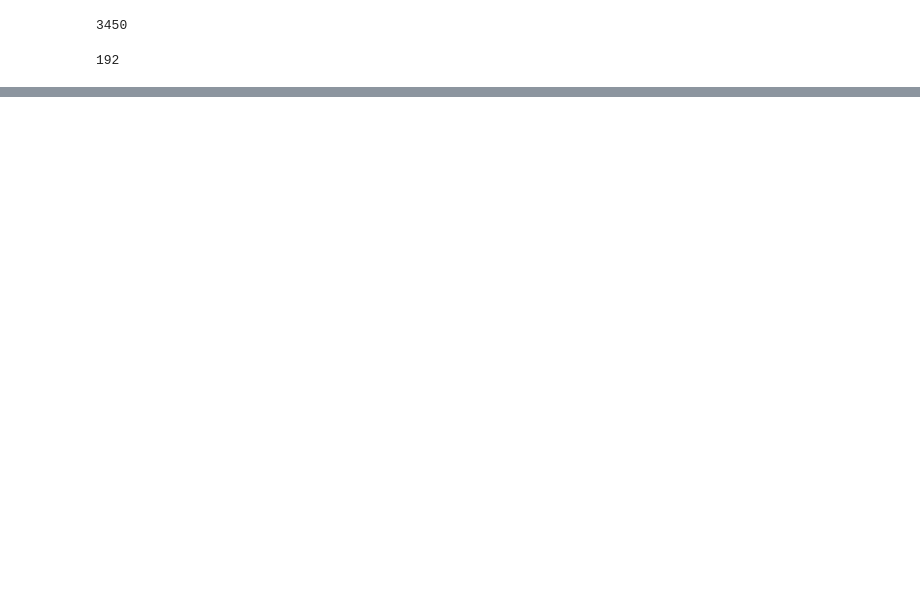
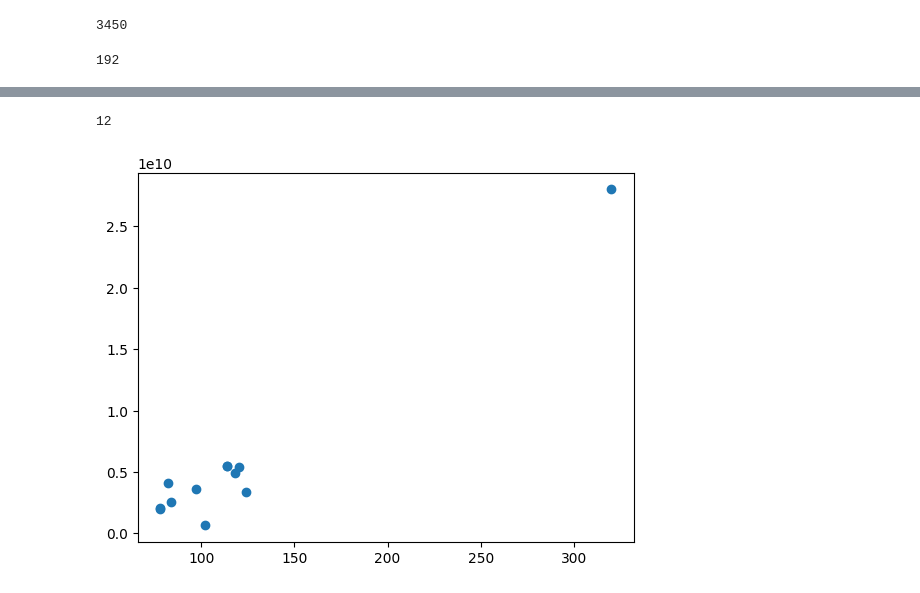
Before and after one commit to ramtinmt/tehran-house-price-prediction, a Jupyter notebook: model.ipynb, the cells around one changed output, grey strips where cells are left out. Saved outputs shown, nothing was run; the diff lists cells and outputs as text; code cells hidden in the pictures; blank space fills up the shorter version.

```diff
--- a/model.ipynb
+++ b/model.ipynb
@@ -89,0 +251,2 @@ df['Address'].nunique()
+# %%
+df = df.drop(3107)
@@ -89,0 +257,3 @@ df['Address'].nunique()
+# %%
+sattar = df[df['Address'] == 'Sattarkhan']
+sattar
@@ -89,0 +274,9 @@ df['Address'].nunique()
+# %%
+len(sattar)
+# %% [output]
+12
+# %%
+plt.scatter(sattar['Area'], sattar['Price'])
+plt.show()
+# %% [output]
+[figure, added]
```
Also changed, not shown: parts of 50 cells of this notebook.
